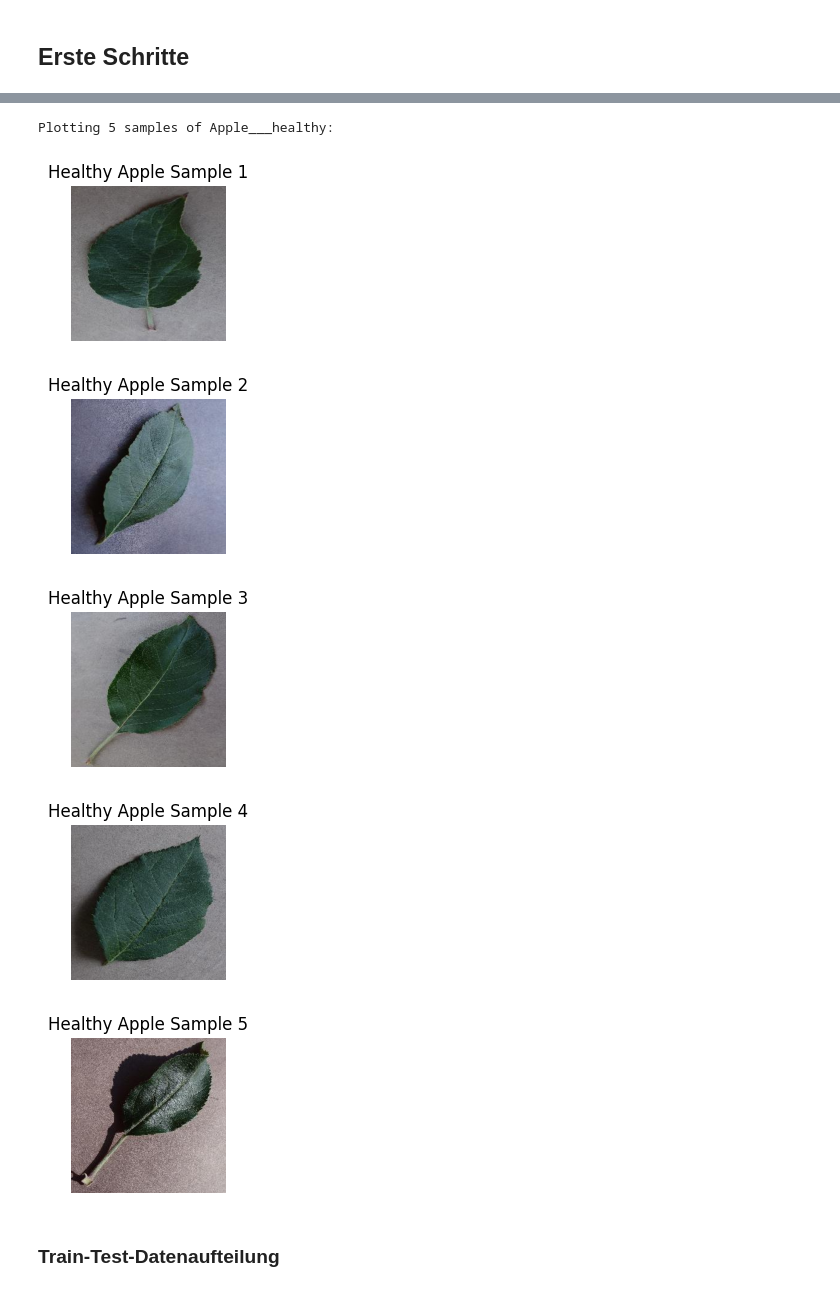
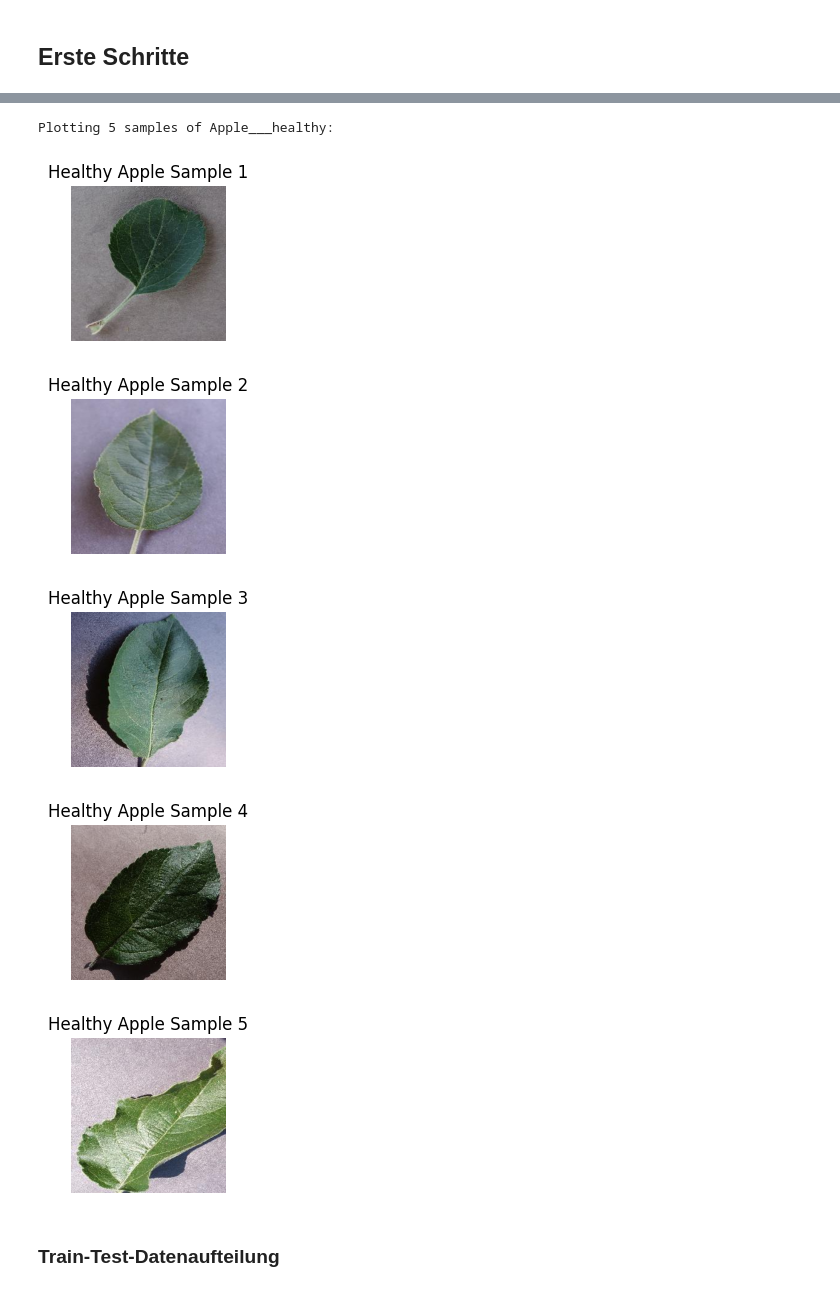
Before and after one commit to safer-lgtm/leaf-disease-identification, a Jupyter notebook: Blättererkennung_und_Klassasifikation_VGG16.ipynb, the cells around one changed output, grey strips where cells are left out. Drawn from its saved outputs; the diff is of its cells as text; code cells hidden in the pictures.

```diff
--- a/Blättererkennung_und_Klassasifikation_VGG16.ipynb
+++ b/Blättererkennung_und_Klassasifikation_VGG16.ipynb
@@ -24,28 +21,28 @@ import matplotlib.image as mpimg
 %matplotlib inline
 # %%
 print("Plotting 5 samples of Apple___healthy:")
-healthy_path = "/content/Plant_leave_diseases_dataset_without_augmentation/Apple___healthy"
+healthy_path = "Plant_leave_diseases_dataset_without_augmentation/Apple___healthy"
 healthy_files_list = os.listdir(healthy_path)
 
 num_samples = 5 # Sample
 selected_healthy_files = healthy_files_list[:num_samples]
 
 next_healthy_plant = [os.path.join(healthy_path, fname) for fname in selected_healthy_files]
 
 for i, img_path in enumerate(next_healthy_plant):
     img = mpimg.imread(img_path)
     plt.figure(figsize=(2, 3))
     plt.imshow(img)
     plt.title(f"Healthy Apple Sample {i+1}")
     plt.axis('Off')
     plt.show()
 # %% [output]
 Plotting 5 samples of Apple___healthy:
-[figure, old version]
+[figure, new version]
-[figure, old version]
+[figure, new version]
-[figure, old version]
+[figure, new version]
-[figure, old version]
+[figure, new version]
-[figure, old version]
+[figure, new version]
 # %% [markdown]
 ### Train-Test-Datenaufteilung
 # %%
```
Also changed, not shown: parts of 18 cells of this notebook.
